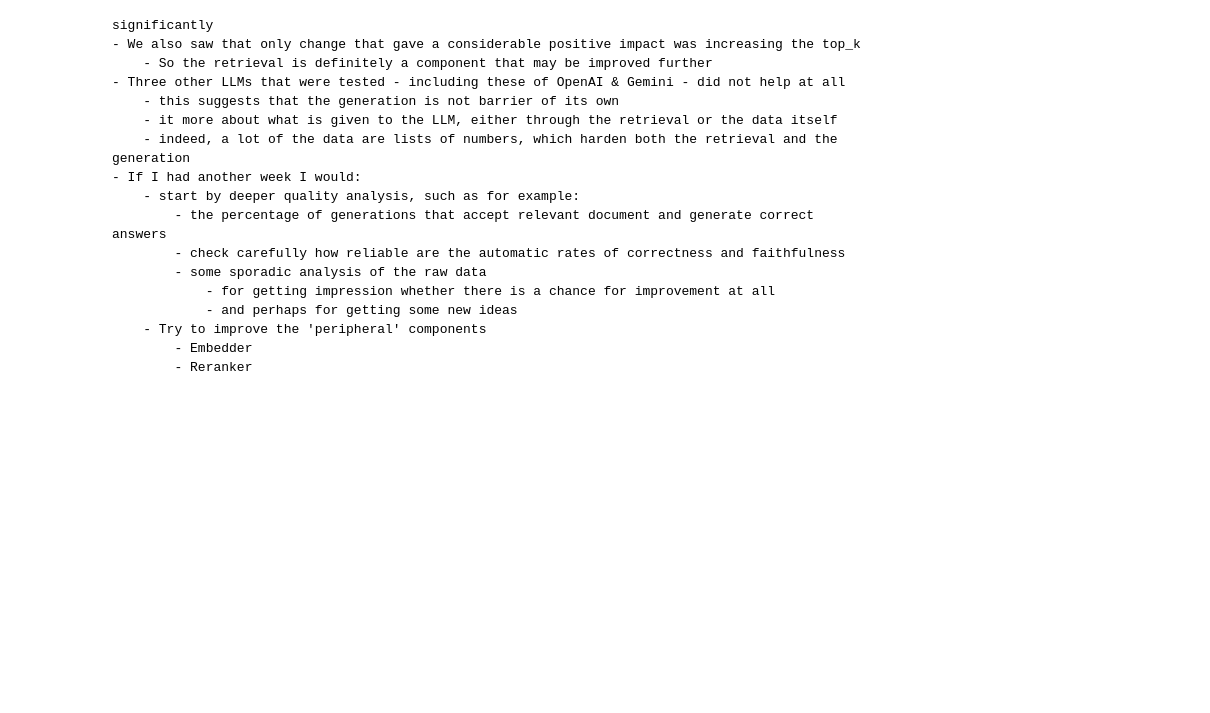
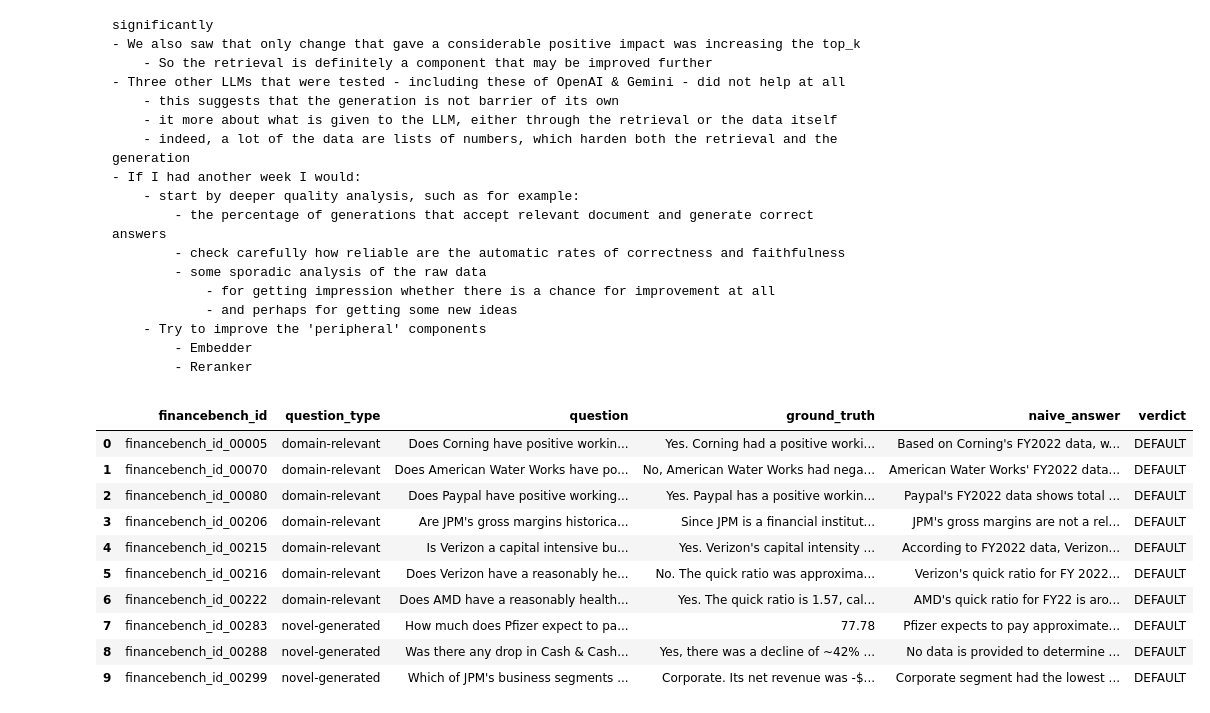
Before and after one commit to yaronwinter/Nebius, a Jupyter notebook: weeks/week3/rag/rag_tasks.ipynb, the cells around one changed output. Saved outputs shown, nothing was run; the diff lists cells and outputs as text; code cells hidden in the pictures; blank space fills up the shorter version.

```diff
--- a/weeks/week3/rag/rag_tasks.ipynb
+++ b/weeks/week3/rag/rag_tasks.ipynb
@@ -1201,0 +1210,14 @@ Mean hit@10     0.380
+# %%
+naive_df.head(10)
+# %% [output]
+|  | financebench_id | question_type | question | ground_truth | naive_answer | verdict |
+| 0 | financebench_id_00005 | domain-relevant | Does Corning have positive workin... | Yes. Corning had a positive worki... | Based on Corning's FY2022 data, w... | DEFAULT |
+| 1 | financebench_id_00070 | domain-relevant | Does American Water Works have po... | No, American Water Works had nega... | American Water Works' FY2022 data... | DEFAULT |
+| 2 | financebench_id_00080 | domain-relevant | Does Paypal have positive working... | Yes. Paypal has a positive workin... | Paypal's FY2022 data shows total ... | DEFAULT |
+| 3 | financebench_id_00206 | domain-relevant | Are JPM's gross margins historica... | Since JPM is a financial institut... | JPM's gross margins are not a rel... | DEFAULT |
+| 4 | financebench_id_00215 | domain-relevant | Is Verizon a capital intensive bu... | Yes. Verizon's capital intensity ... | According to FY2022 data, Verizon... | DEFAULT |
+| 5 | financebench_id_00216 | domain-relevant | Does Verizon have a reasonably he... | No. The quick ratio was approxima... | Verizon's quick ratio for FY 2022... | DEFAULT |
+| 6 | financebench_id_00222 | domain-relevant | Does AMD have a reasonably health... | Yes. The quick ratio is 1.57, cal... | AMD's quick ratio for FY22 is aro... | DEFAULT |
+| 7 | financebench_id_00283 | novel-generated | How much does Pfizer expect to pa... | 77.78 | Pfizer expects to pay approximate... | DEFAULT |
+| 8 | financebench_id_00288 | novel-generated | Was there any drop in Cash & Cash... | Yes, there was a decline of ~42% ... | No data is provided to determine ... | DEFAULT |
+| 9 | financebench_id_00299 | novel-generated | Which of JPM's business segments ... | Corporate. Its net revenue was -$... | Corporate segment had the lowest ... | DEFAULT |
```
Also changed, not shown: parts of 7 cells of this notebook, 17 other files.
